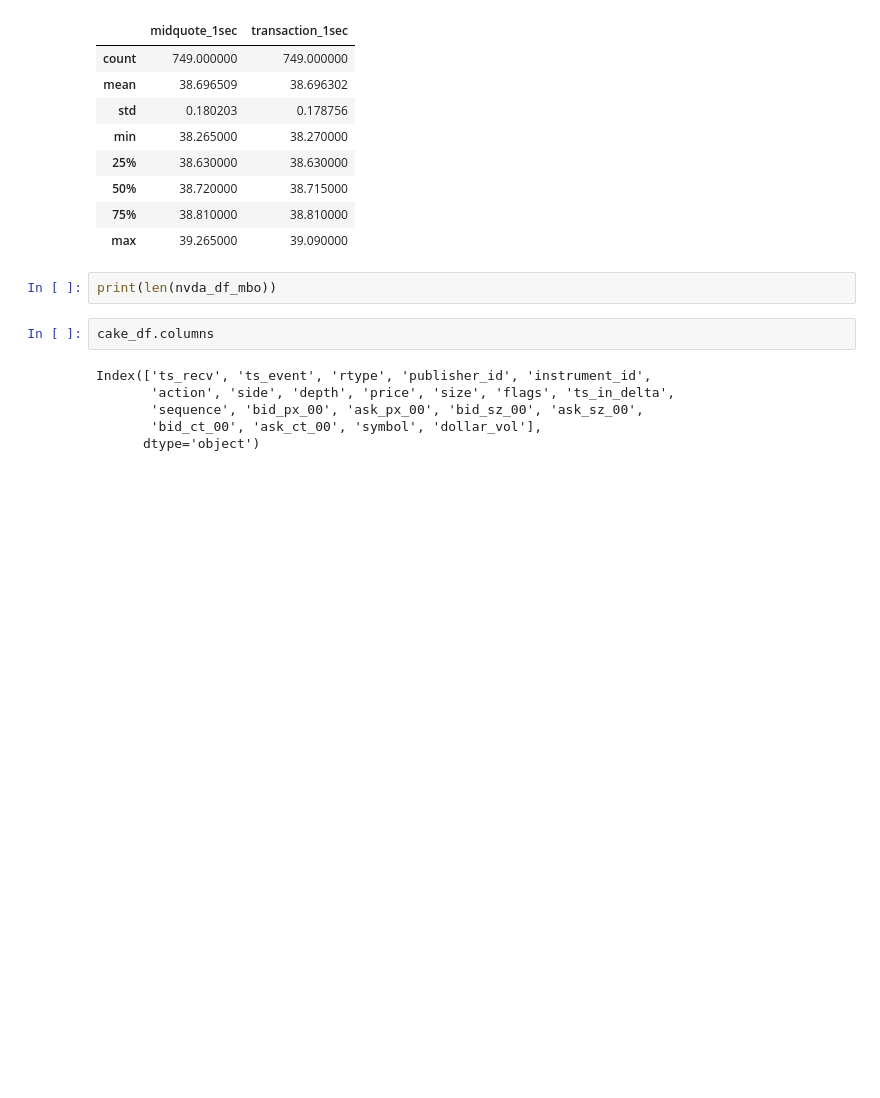
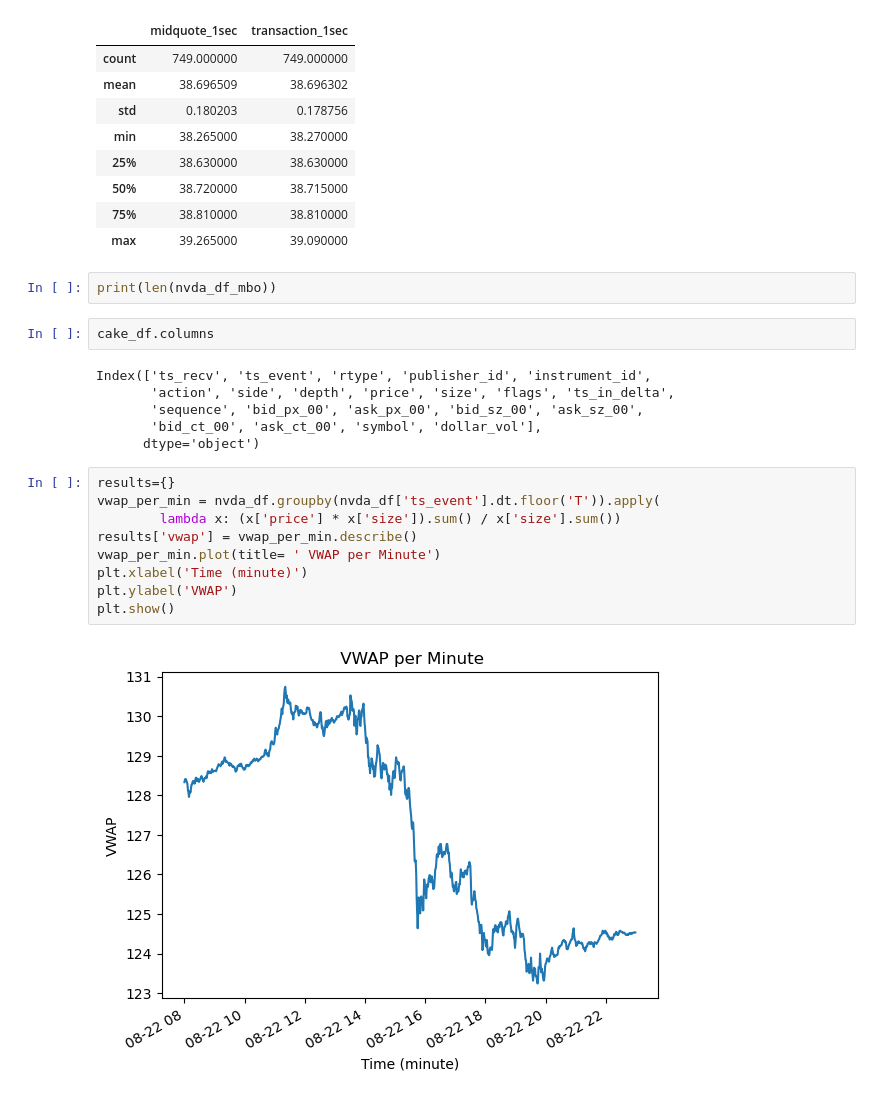
Before and after one commit to amchugh2/230x_team_repo, a Jupyter notebook: hw1.ipynb, the cells around one changed output. Saved outputs shown, nothing was run; the diff lists cells and outputs as text; blank space fills up the shorter version.

```diff
--- a/hw1.ipynb
+++ b/hw1.ipynb
@@ -653,3 +686,14 @@ Index(['ts_recv', 'ts_event', 'rtype', 'publisher_id', 'instrument_id',
        'sequence', 'bid_px_00', 'ask_px_00', 'bid_sz_00', 'ask_sz_00',
        'bid_ct_00', 'ask_ct_00', 'symbol', 'dollar_vol'],
       dtype='object')
+# %%
+results={}
+vwap_per_min = nvda_df.groupby(nvda_df['ts_event'].dt.floor('T')).apply(
+        lambda x: (x['price'] * x['size']).sum() / x['size'].sum())
+results['vwap'] = vwap_per_min.describe()
+vwap_per_min.plot(title= ' VWAP per Minute')
+plt.xlabel('Time (minute)')
+plt.ylabel('VWAP')
+plt.show()
+# %% [output]
+[figure, added]
```
Also changed, not shown: parts of 9 cells of this notebook.
